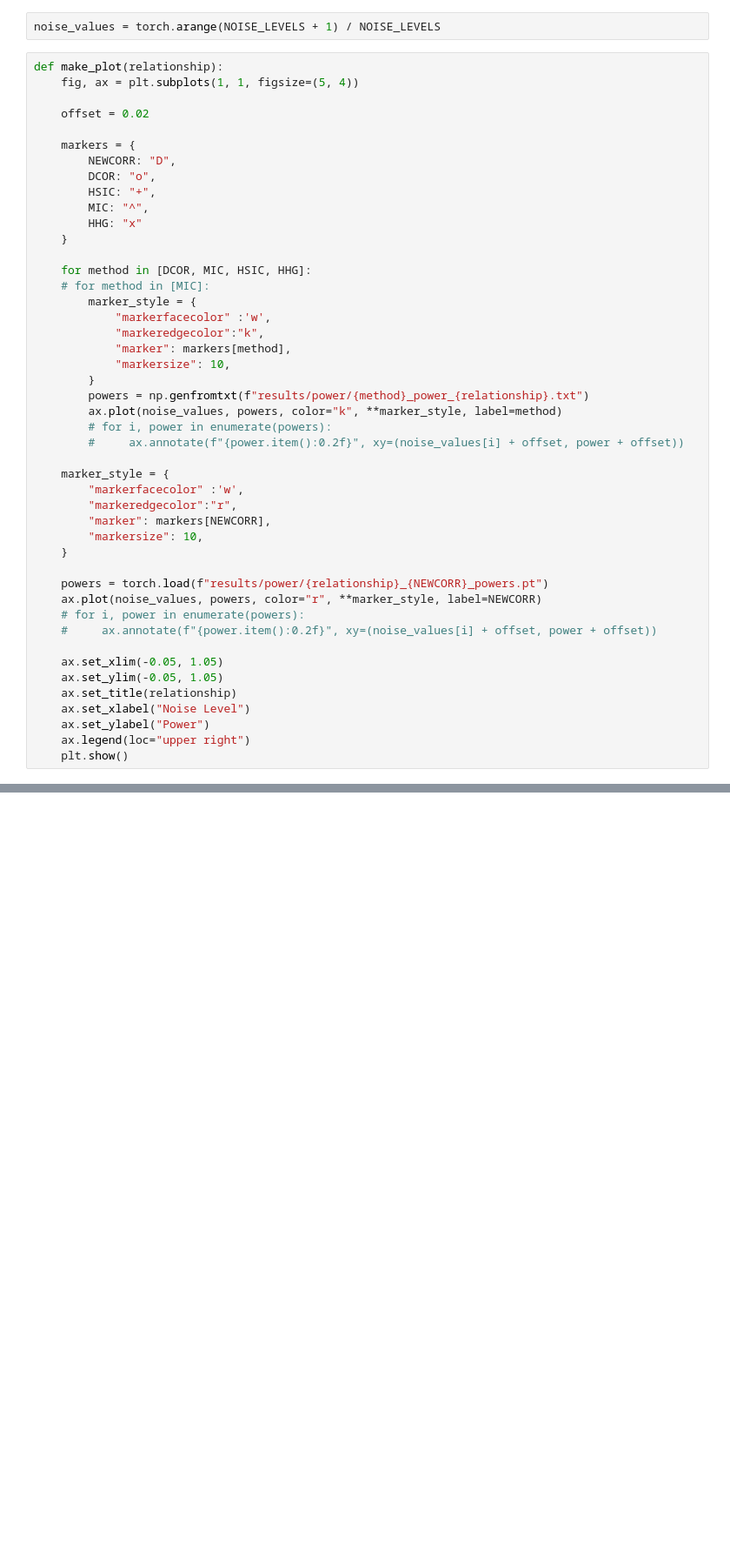
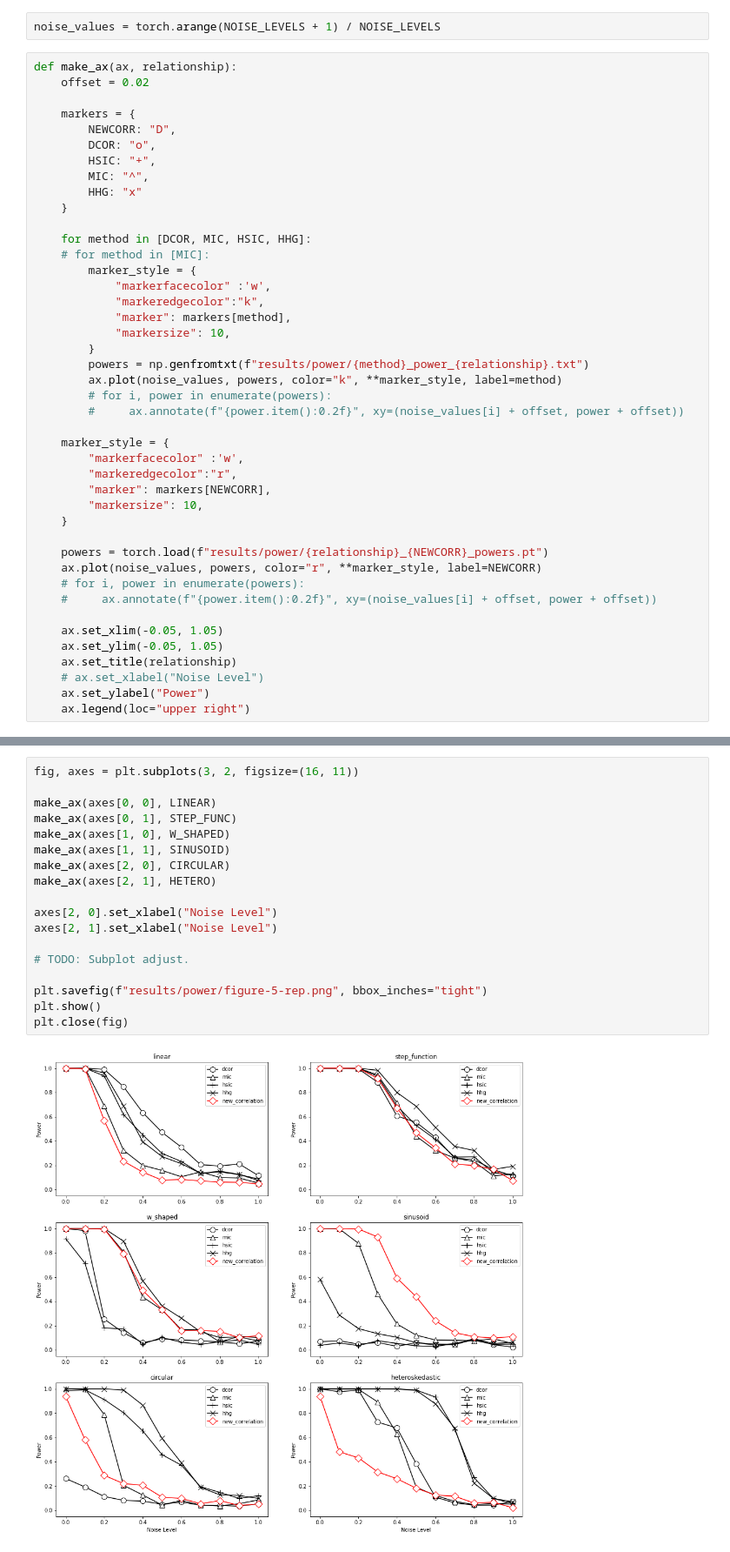
Before and after one commit to ronakdm/prelim, a Jupyter notebook: figure-5.ipynb, the cells around one changed output, grey strips where cells are left out. Shown at 87% size. Saved outputs shown, nothing was run; the diff lists cells and outputs as text; blank space fills up the shorter version.

```diff
--- a/figure-5.ipynb
+++ b/figure-5.ipynb
@@ -8,9 +8,7 @@ from power import LINEAR, STEP_FUNC, W_SHAPED, SINUSOID, CIRCULAR, HETERO, NOISE
 # %%
 noise_values = torch.arange(NOISE_LEVELS + 1) / NOISE_LEVELS
 # %%
-def make_plot(relationship):
-    fig, ax = plt.subplots(1, 1, figsize=(5, 4))
-
+def make_ax(ax, relationship):
     offset = 0.02
 
     markers = {
@@ -49,7 +47,6 @@ def make_plot(relationship):
     ax.set_xlim(-0.05, 1.05)
     ax.set_ylim(-0.05, 1.05)
     ax.set_title(relationship)
-    ax.set_xlabel("Noise Level")
+    # ax.set_xlabel("Noise Level")
     ax.set_ylabel("Power")
     ax.legend(loc="upper right")
-    plt.show()
@@ -67,0 +53,20 @@ make_plot(HETERO)
+# %%
+fig, axes = plt.subplots(3, 2, figsize=(16, 11))
+
+make_ax(axes[0, 0], LINEAR)
+make_ax(axes[0, 1], STEP_FUNC)
+make_ax(axes[1, 0], W_SHAPED)
+make_ax(axes[1, 1], SINUSOID)
+make_ax(axes[2, 0], CIRCULAR)
+make_ax(axes[2, 1], HETERO)
+
+axes[2, 0].set_xlabel("Noise Level")
+axes[2, 1].set_xlabel("Noise Level")
+
+# TODO: Subplot adjust.
+
+plt.savefig(f"results/power/figure-5-rep.png", bbox_inches="tight")
+plt.show()
+plt.close(fig)
+# %% [output]
+[figure, added]
```
Also changed, not shown: parts of 6 cells of this notebook, 7 other files.
